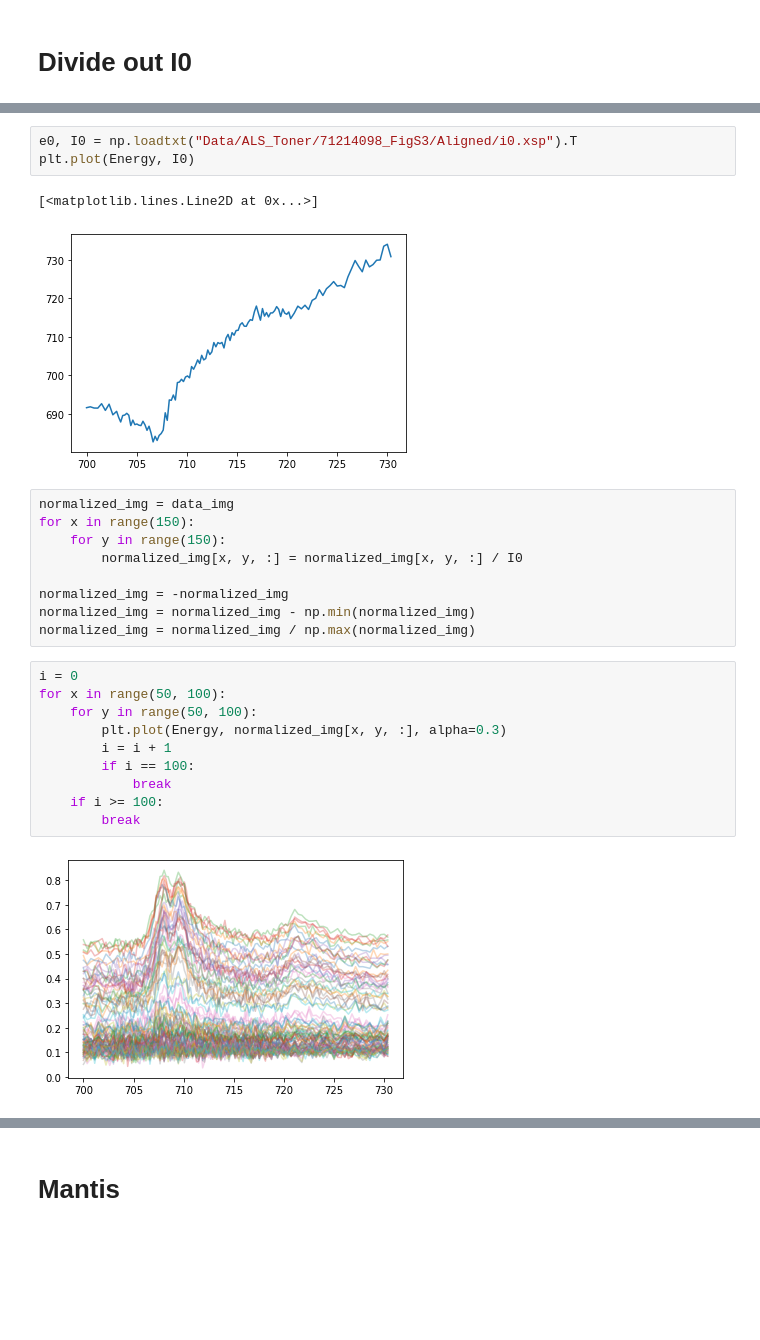
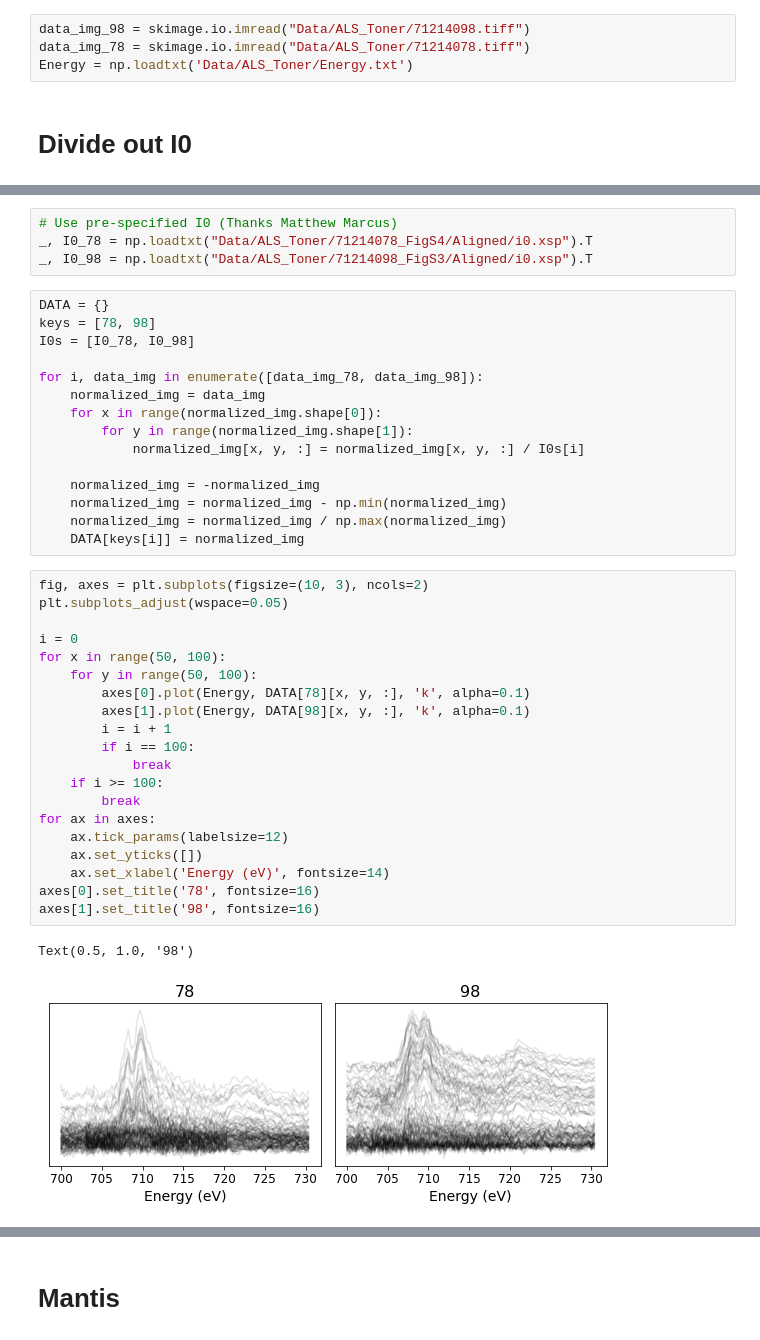
Before and after one commit to stetef/nano-XANES-microscopy-of-Fe, a Jupyter notebook: ALS Data Analysis.ipynb, the cells around one changed output, grey strips where cells are left out. Drawn from its saved outputs; the diff is of its cells as text; blank space fills up the shorter version.

Commit message:
picking colors and more spaghetti plots

```diff
--- a/ALS Data Analysis.ipynb
+++ b/ALS Data Analysis.ipynb
@@ -73,2 +60,6 @@ for x in range(Data.shape[1]):
+# %%
+data_img_98 = skimage.io.imread("Data/ALS_Toner/71214098.tiff")
+data_img_78 = skimage.io.imread("Data/ALS_Toner/71214078.tiff")
+Energy = np.loadtxt('Data/ALS_Toner/Energy.txt')
 # %% [markdown]
 # Divide out I0
@@ -97,27 +66,42 @@ for x in range(Data.shape[1]):
 # %%
-e0, I0 = np.loadtxt("Data/ALS_Toner/71214098_FigS3/Aligned/i0.xsp").T
-plt.plot(Energy, I0)
+# Use pre-specified I0 (Thanks Matthew Marcus)
+_, I0_78 = np.loadtxt("Data/ALS_Toner/71214078_FigS4/Aligned/i0.xsp").T
+_, I0_98 = np.loadtxt("Data/ALS_Toner/71214098_FigS3/Aligned/i0.xsp").T
-# %% [output]
-[<matplotlib.lines.Line2D at 0x...>]
-[figure, removed]
 # %%
-normalized_img = data_img
-for x in range(150):
-    for y in range(150):
-        normalized_img[x, y, :] = normalized_img[x, y, :] / I0
+DATA = {}
+keys = [78, 98]
+I0s = [I0_78, I0_98]
 
-normalized_img = -normalized_img
-normalized_img = normalized_img - np.min(normalized_img)
-normalized_img = normalized_img / np.max(normalized_img)
+for i, data_img in enumerate([data_img_78, data_img_98]):
+    normalized_img = data_img
+    for x in range(normalized_img.shape[0]):
+        for y in range(normalized_img.shape[1]):
+            normalized_img[x, y, :] = normalized_img[x, y, :] / I0s[i]
+
+    normalized_img = -normalized_img
+    normalized_img = normalized_img - np.min(normalized_img)
+    normalized_img = normalized_img / np.max(normalized_img)
+    DATA[keys[i]] = normalized_img
 # %%
+fig, axes = plt.subplots(figsize=(10, 3), ncols=2)
+plt.subplots_adjust(wspace=0.05)
+
 i = 0
 for x in range(50, 100):
     for y in range(50, 100):
-        plt.plot(Energy, normalized_img[x, y, :], alpha=0.3)
+        axes[0].plot(Energy, DATA[78][x, y, :], 'k', alpha=0.1)
+        axes[1].plot(Energy, DATA[98][x, y, :], 'k', alpha=0.1)
         i = i + 1
         if i == 100:
             break
     if i >= 100:
         break
+for ax in axes:
+    ax.tick_params(labelsize=12)
+    ax.set_yticks([])
+    ax.set_xlabel('Energy (eV)', fontsize=14)
+axes[0].set_title('78', fontsize=16)
+axes[1].set_title('98', fontsize=16)
 # %% [output]
+Text(0.5, 1.0, '98')
-[figure, old version]
+[figure, new version]
```
Also changed, not shown: parts of 58 cells of this notebook, 6 other files.
